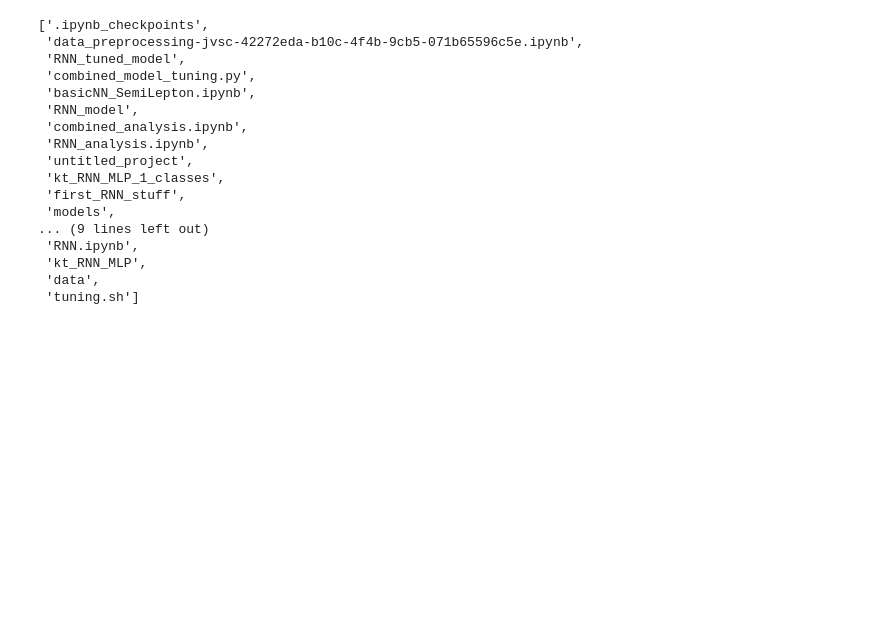
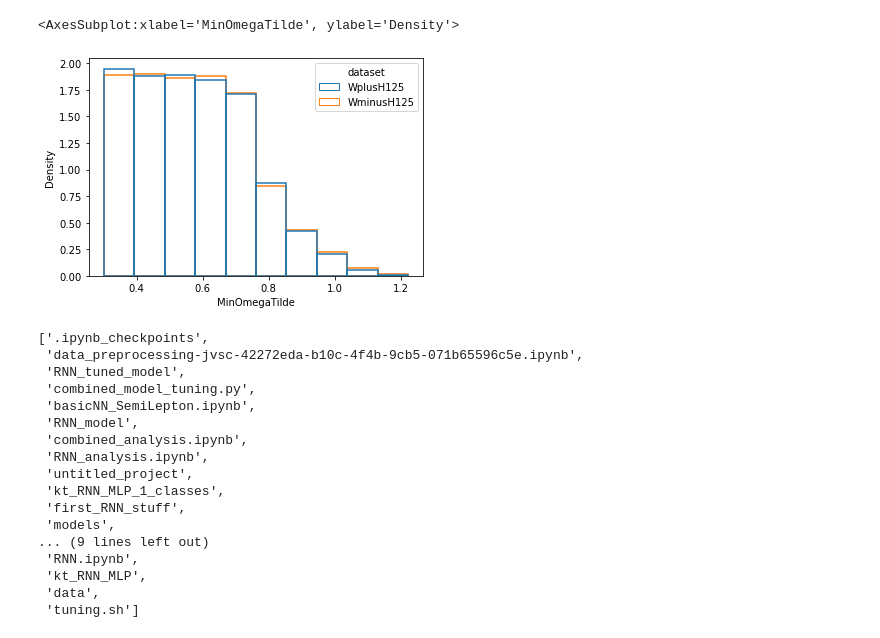
Before and after one commit to joeb42/Invisible-Higgs, a Jupyter notebook: ttbar_notebooks/binary/data_preprocessing.ipynb, the cells around one changed output. Saved outputs shown, nothing was run; the diff lists cells and outputs as text; code cells hidden in the pictures; blank space fills up the shorter version.

```diff
--- a/ttbar_notebooks/binary/data_preprocessing.ipynb
+++ b/ttbar_notebooks/binary/data_preprocessing.ipynb
@@ -94,3 +78,14 @@ combined_data = preprocess()
 # %%
 np.save("./data/combined_data.npy", combined_data[0])
 np.save("./data/combined_xs_weights.npy", combined_data[1])
+# %%
+import pandas as pd
+import os
+
+datasets = os.listdir('/storage/bk17414/ForStudents/2021_CMS_ML/ml_postproc/')
+# Combine datasets
+data = pd.concat([get_data(dataset) for dataset in datasets if dataset != "test"], ignore_index=True)
+# Combine QCD, W/Z jet backgrounds into single labels (i.e. ignore HT cut in label)
+new_cols = ["QCD", "WJets", "ZJets"]
+for col in new_cols:
+    data['dataset'] = data.dataset.str.replace(r'(^.*' + col + r'.*$)', col)
@@ -97,3 +103,10 @@ np.save("./data/combined_xs_weights.npy", combined_data[1])
+# %%
+import seaborn as sns
+
+sns.histplot(data=data.loc[(data["dataset"] ==  "WplusH125") | (data["dataset"] == "WminusH125")], x="MinOmegaTilde", hue="dataset", stat="density", log_scale=(False,False), common_norm=False, bins=10, fill=False)
+# %% [output]
+<AxesSubplot:xlabel='MinOmegaTilde', ylabel='Density'>
+[figure, added]
 # %%
 os.listdir()
 # %% [output]
```
Also changed, not shown: parts of 2 cells of this notebook, 38 other files.
